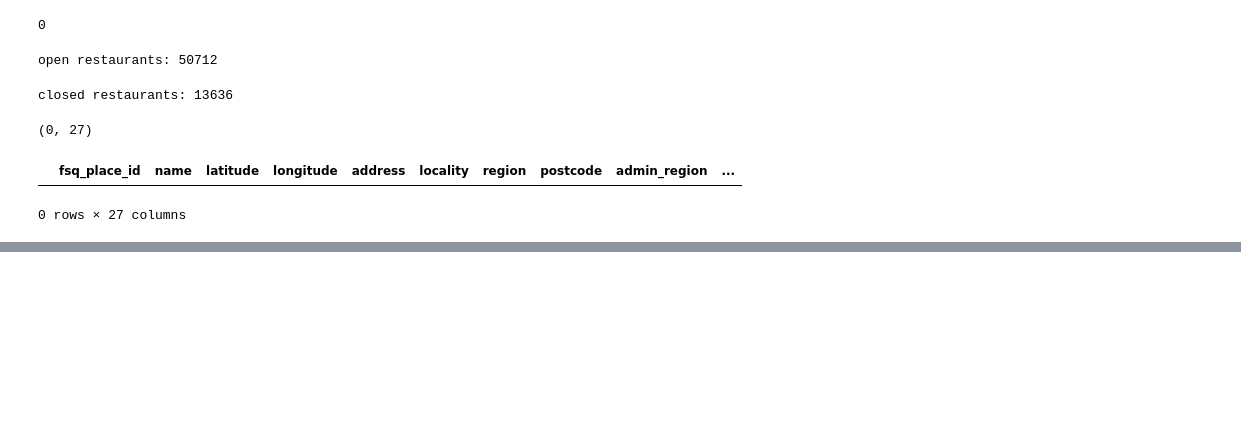
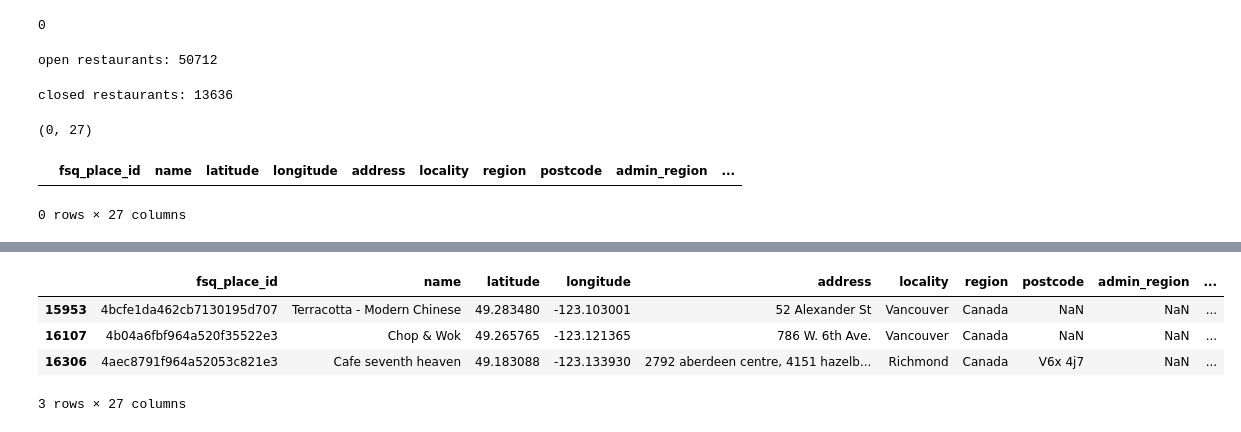
Before and after one commit to jfung53/chinese-restaurants, a Jupyter notebook: fsq_openplaces.ipynb, the cells around one changed output, grey strips where cells are left out. Saved outputs shown, nothing was run; the diff lists cells and outputs as text; code cells hidden in the pictures; blank space fills up the shorter version.

```diff
--- a/fsq_openplaces.ipynb
+++ b/fsq_openplaces.ipynb
@@ -364,0 +457,38 @@ duplicate_ids.head()
+# %%
+# done
+chinese_restaurants.loc[chinese_restaurants['region'] == 'New York', 'region'] = 'NY'
+# %%
+# done
+chinese_restaurants.loc[chinese_restaurants['region'] == '安大略', 'region'] = 'ON'
+# %%
+# done
+
+chinese_restaurants.loc[chinese_restaurants['region'] == 'Monk', 'region'] = 'QC'
+# %%
+# done
+# correct misspellings in 'region'
+
+chinese_restaurants.loc[chinese_restaurants['region'] == 'Ontario', 'region'] = 'ON'
+chinese_restaurants.loc[chinese_restaurants['region'] == 'British Columbia', 'region'] = 'BC'
+chinese_restaurants.loc[chinese_restaurants['region'] == 'Saskatchewan', 'region'] = 'SK'
+chinese_restaurants.loc[chinese_restaurants['region'] == 'Calif', 'region'] = 'CA'
+chinese_restaurants.loc[chinese_restaurants['region'] == 'Alberta', 'region'] = 'AB'
+chinese_restaurants.loc[chinese_restaurants['region'] == 'On', 'region'] = 'ON'
+chinese_restaurants.loc[chinese_restaurants['region'] == 'Saakatchewan', 'region'] = 'SK'
+chinese_restaurants.loc[chinese_restaurants['region'] == 'On.', 'region'] = 'ON'
+chinese_restaurants.loc[chinese_restaurants['region'] == 'Québec', 'region'] = 'QC'
+chinese_restaurants.loc[chinese_restaurants['region'] == 'BC Columbia', 'region'] = 'BC'
+chinese_restaurants.loc[chinese_restaurants['region'] == 'Bc', 'region'] = 'BC'
+chinese_restaurants.loc[chinese_restaurants['region'] == 'M1G 1P9', 'region'] = 'ON'
+chinese_restaurants.loc[chinese_restaurants['region'] == 'Onrtario', 'region'] = 'ON'
+# %%
+# done
+# display all rows where 'region' is 'Canada'
+fixregion_canada = chinese_restaurants[chinese_restaurants['region'] == 'Canada']
+fixregion_canada
+# %% [output]
+|  | fsq_place_id | name | latitude | longitude | address | locality | region | postcode | admin_region | ... |
+| 15953 | 4bcfe1da462cb7130195d707 | Terracotta - Modern Chinese | 49.283480 | -123.103001 | 52 Alexander St | Vancouver | Canada | NaN | NaN | ... |
+| 16107 | 4b04a6fbf964a520f35522e3 | Chop & Wok | 49.265765 | -123.121365 | 786 W. 6th Ave. | Vancouver | Canada | NaN | NaN | ... |
+| 16306 | 4aec8791f964a52053c821e3 | Cafe seventh heaven | 49.183088 | -123.133930 | 2792 aberdeen centre, 4151 hazelb... | Richmond | Canada | V6x 4j7 | NaN | ... |
+3 rows × 27 columns
```
Also changed, not shown: parts of 11 cells of this notebook.
